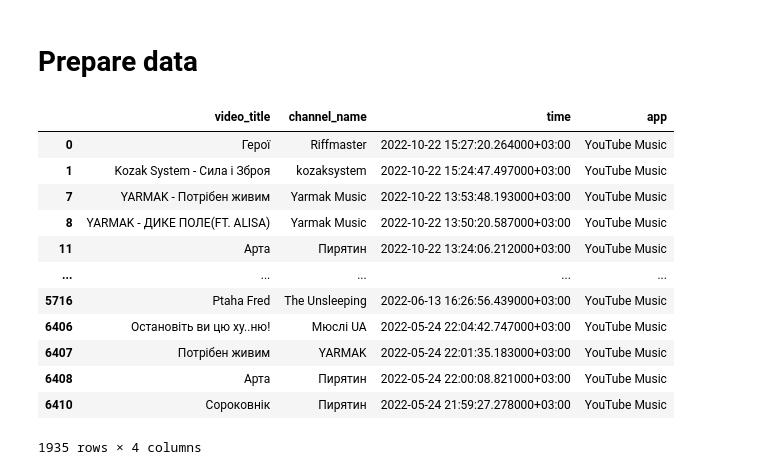
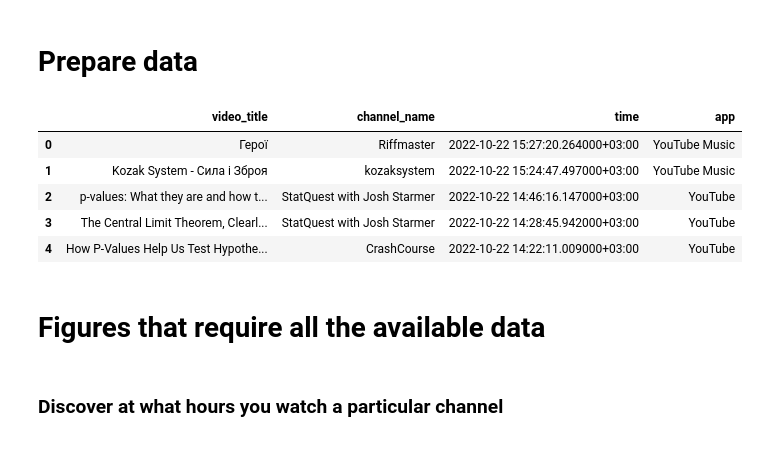
Before and after one commit to SanAntonik/yt_activity_analysis, a Jupyter notebook: explore.ipynb, the cells around one changed output. Saved outputs shown, nothing was run; the diff lists cells and outputs as text; code cells hidden in the pictures.

```diff
--- a/explore.ipynb
+++ b/explore.ipynb
@@ -14,24 +14,17 @@ plt.rcParams['figure.dpi'] = 150 # make your graphs bigger
 style.use('seaborn') # apply style for your plot. Hard to read letters in pie charts if style isn't suitable
 # %%
 PATH = "C:/Users/San/Documents/CS projects/yt_activity_analysis/data/Takeout/YouTube and YouTube Music/history/watch-history.json"
-df= prepare_data(PATH)
+df = prepare_data(PATH)
 
-# start_date = "2022-08-01"
+# start_date = "2022-09-01"
 # end_date = "2022-09-30"
-# df = select_by_date_interval(df0, start=start_date)
-df = df.loc[df["app"] == "YouTube Music"] # if you wanna work only with YT Music data
-df
+# df = select_by_date_interval(df, start=start_date)
+# df = df.loc[df["app"] == "YouTube Music"] # if you wanna work only with YT Music data
+df.head(5)
 # %% [output]
 |  | video_title | channel_name | time | app |
 | 0 | Герої | Riffmaster | 2022-10-22 15:27:20.264000+03:00 | YouTube Music |
 | 1 | Kozak System - Сила і Зброя | kozaksystem | 2022-10-22 15:24:47.497000+03:00 | YouTube Music |
-| 7 | YARMAK - Потрібен живим | Yarmak Music | 2022-10-22 13:53:48.193000+03:00 | YouTube Music |
-| 8 | YARMAK - ДИКЕ ПОЛЕ(FT. ALISA) | Yarmak Music | 2022-10-22 13:50:20.587000+03:00 | YouTube Music |
-| 11 | Арта | Пирятин | 2022-10-22 13:24:06.212000+03:00 | YouTube Music |
-| ... | ... | ... | ... | ... |
-| 5716 | Ptaha Fred | The Unsleeping | 2022-06-13 16:26:56.439000+03:00 | YouTube Music |
-| 6406 | Остановіть ви цю ху..ню! | Мюслі UA | 2022-05-24 22:04:42.747000+03:00 | YouTube Music |
-| 6407 | Потрібен живим | YARMAK | 2022-05-24 22:01:35.183000+03:00 | YouTube Music |
-| 6408 | Арта | Пирятин | 2022-05-24 22:00:08.821000+03:00 | YouTube Music |
-| 6410 | Сороковнік | Пирятин | 2022-05-24 21:59:27.278000+03:00 | YouTube Music |
+| 2 | p-values: What they are and how t... | StatQuest with Josh Starmer | 2022-10-22 14:46:16.147000+03:00 | YouTube |
+| 3 | The Central Limit Theorem, Clearl... | StatQuest with Josh Starmer | 2022-10-22 14:28:45.942000+03:00 | YouTube |
+| 4 | How P-Values Help Us Test Hypothe... | CrashCourse | 2022-10-22 14:22:11.009000+03:00 | YouTube |
-1935 rows × 4 columns
@@ -39,0 +31,4 @@ df
+# %% [markdown]
+# Figures that require all the available data
+# %% [markdown]
+### Discover at what hours you watch a particular channel
```
Also changed, not shown: parts of 37 cells of this notebook, 1 other file.
